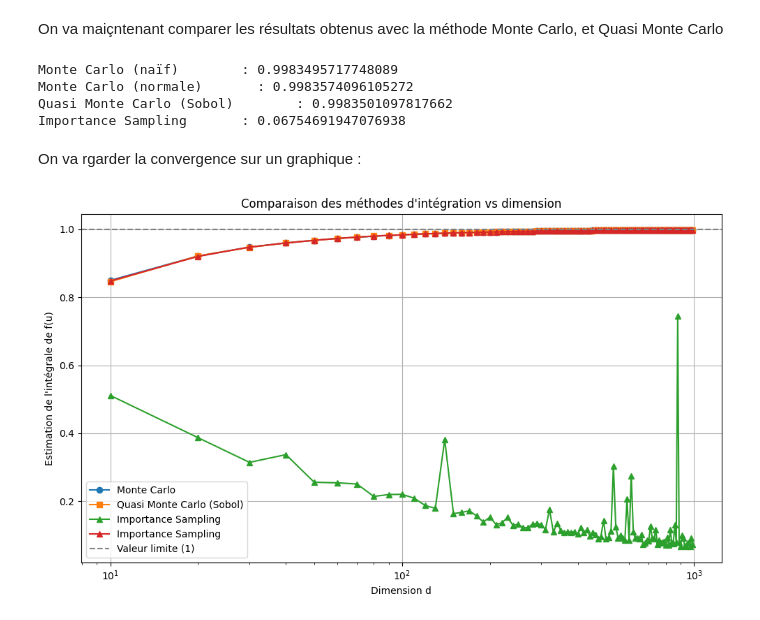
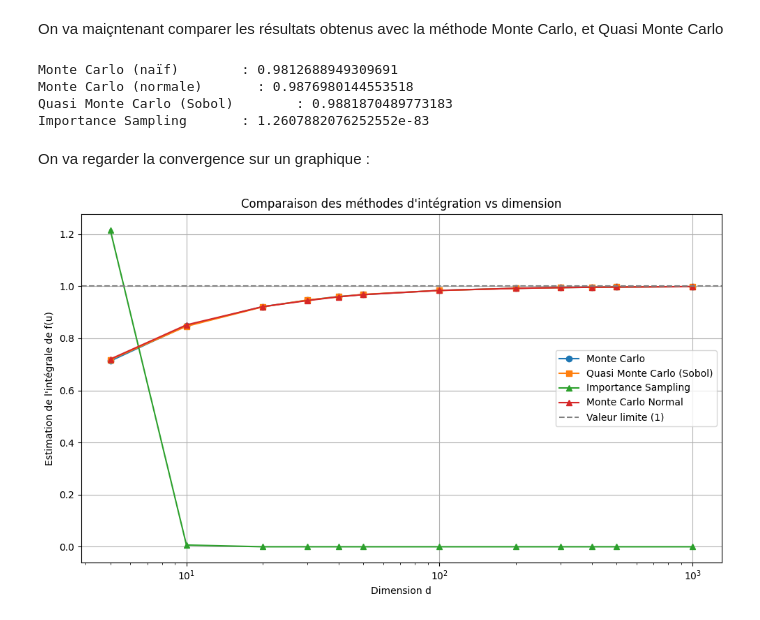
Before and after one commit to alban-geron/stratification-monte-carlo, a Jupyter notebook: notebook_stratification.ipynb, the cells around one changed output. Cells and saved outputs as stored; diff of their text form; code cells hidden in the pictures.

Commit message:
Qq modifs dans la desc d'importance sampling ; qq modifs de la courbe finale ; actualisation des slides et qq autres modifs mineures.

```diff
--- a/notebook_stratification.ipynb
+++ b/notebook_stratification.ipynb
@@ -90,7 +83,6 @@ def generate_indices(d, N = 10000):
     """
 
     list_indices = []
-    X = []  #inutile ici ?
     arr = np.array(list(range(N)))
 
     # Generate perm such that perm[k] is the matrix M = (m_{i, j}) of the permutation \sigma_{k + 2}^{-1}
@@ -483,0 +356,27 @@ def importance_sampling(f, d, N, plot=False):
+# %%
+# VERSION ALBAN
+
+def importance_sampling(f, d, N):
+    # Paramètres de la loi de proposal (normale centrée en 0.5, variance 1/(12d))
+    mu = 0.5
+    sigma2 = 1 / (12 * d)
+
+    # Génération d'un échantillon i.i.d. suivant N(mu, sigma^2)
+    samples = np.random.normal(loc=mu, scale=sigma, size=(N, d))
+
+    # on ne garde que ceux dans [0, 1]^d
+    inside = np.all((samples >= 0) & (samples <= 1), axis=1)
+    samples_in = samples[inside]
+
+    # Densité u de U([0, 1]^d) : u(x) = 1 si x \in [0, 1]^d, 0 sinon
+
+    # Densité g de N_d((mu, ..., mu), sigma^2 . I_d) :
+    g = lambda x: multivariate_normal.pdf(x,
+                                mean = mu * np.ones(d),
+                                cov = sigma2 * np.eye(d))
+
+    X = [f(x) / g(x) for x in samples_in] # f(x) / g(x) = f(x) u(x) / g(x) par construction
+
+    ### TODO : utiliser des transformations exp / log pour que la division par g(x) ne produise pas un arrondi à zéro ci-dessus
+
+    return np.sum(X) / N
@@ -487,6 +416,6 @@ def importance_sampling(f, d, N, plot=False):
 We test importance sampling for different values of $d$, and visualize the distribution for $d = 10$.
 # %%
 for d in [2, 5, 10, 20, 50, 100]:
-    I = importance_sampling(f, d, N=10000, plot=(d == 100))
+    I = importance_sampling(f, d, 100)
     print(f"d = {d:>2} → Estimation ≈ {I:.6f}")
 # %% [output]
@@ -557,8 +487,8 @@ def MonteCarloNormal(f_scalar, d, N):
 # %% [markdown]
 On va maiçntenant comparer les résultats obtenus avec la méthode Monte Carlo, et Quasi Monte Carlo
 # %%
-d = 1000
-N = 100000
+d = 100
+N = 100
 
 mc = montecarlo(f, d, N)
 qmc = quasimontecarlo(f, d, N)
@@ -570,43 +500,43 @@ print(f"Monte Carlo (normale)       : {mc_norm}")
 print(f"Quasi Monte Carlo (Sobol)        : {qmc}")
 print(f"Importance Sampling       : {is_estimate}")
 # %% [output]
-Monte Carlo (naïf)        : 0.9983495717748089
-Monte Carlo (normale)       : 0.9983574096105272
-Quasi Monte Carlo (Sobol)        : 0.9983501097817662
-Importance Sampling       : 0.06754691947076938
+Monte Carlo (naïf)        : 0.9812688949309691
+Monte Carlo (normale)       : 0.9876980144553518
+Quasi Monte Carlo (Sobol)        : 0.9881870489773183
+Importance Sampling       : 1.2607882076252552e-83
 # %% [markdown]
-On va rgarder la convergence sur un graphique :
+On va regarder la convergence sur un graphique :
 # %%
 # Réduction du nombre d'échantillons pour éviter l'explosion mémoire avec Sobol
 N = 16384  # 2^14, bien adapté pour Sobol
-dimensions = [10*i for i in range(1, 100)]
+dimensions = [5, 10, 20, 30, 40, 50, 100, 200, 300, 400, 500, 1000]
 
 # Réinitialiser les listes de résultats
 mc_results = []
 qmc_results = []
 mc_normal_results = []
 is_results = []
 
 for d in dimensions:
     mc_results.append(montecarlo(f, d, N))
     qmc_results.append(quasimontecarlo(f, d, N))
     is_results.append(importance_sampling(f, d, N))
     mc_normal_results.append(MonteCarloNormal(f_scalar, d, N))
 
 # Tracé des résultats mis à jour
 plt.figure(figsize=(10, 6))
 plt.plot(dimensions, mc_results, marker='o', label='Monte Carlo')
 plt.plot(dimensions, qmc_results, marker='s', label='Quasi Monte Carlo (Sobol)')
 plt.plot(dimensions, is_results, marker='^', label='Importance Sampling')
-plt.plot(dimensions, mc_normal_results, marker='^', label='Importance Sampling')
+plt.plot(dimensions, mc_normal_results, marker='^', label='Monte Carlo Normal')
 plt.axhline(1, color='gray', linestyle='--', label='Valeur limite (1)')
 plt.xlabel("Dimension d")
 plt.ylabel("Estimation de l'intégrale de f(u)")
 plt.title("Comparaison des méthodes d'intégration vs dimension")
 plt.legend()
 plt.grid(True)
 plt.xscale("log")
 plt.tight_layout()
 plt.show()
 # %% [output]
-[figure, old version]
+[figure, new version]
```
Also changed, not shown: parts of 27 cells of this notebook, 1 other file.
